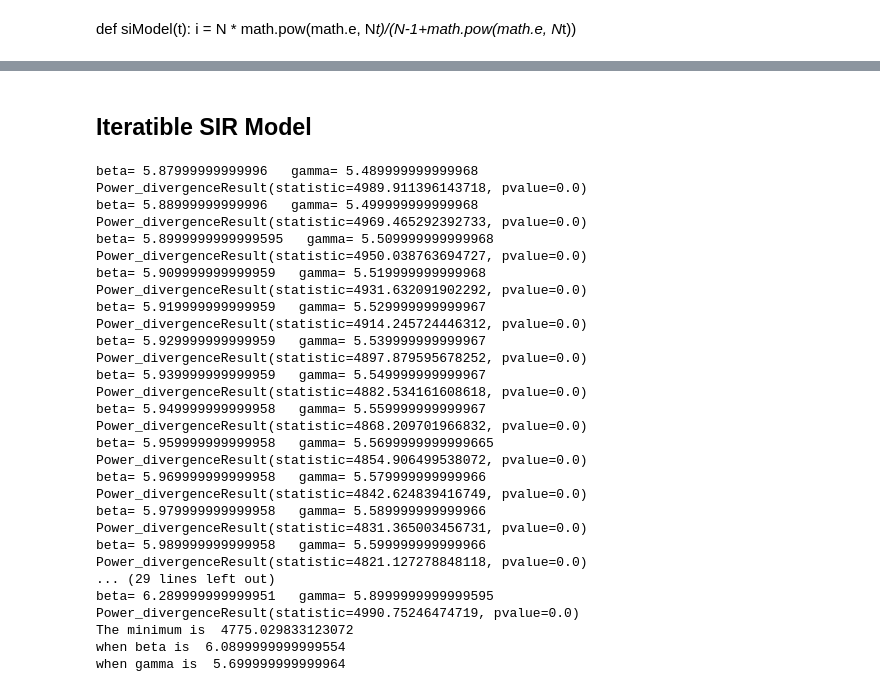
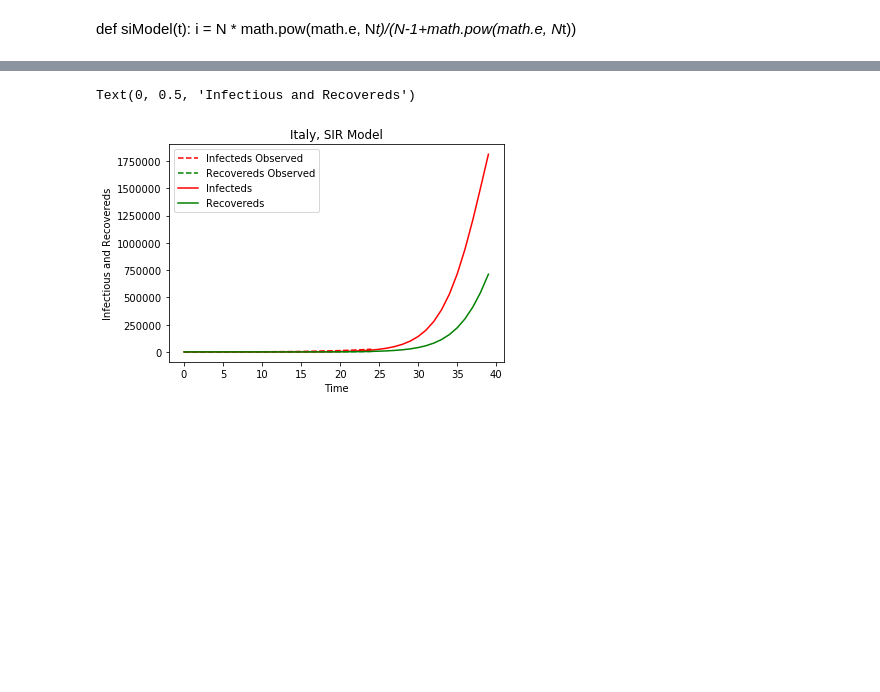
Before and after one commit to Tritiums/Research, a Jupyter notebook: SEIR/ItalySEIR.ipynb, the cells around one changed output, grey strips where cells are left out. Cells and saved outputs as stored; diff of their text form; code cells hidden in the pictures; blank space fills up the shorter version.

Commit message:
Fitness Established

```diff
--- a/SEIR/ItalySEIR.ipynb
+++ b/SEIR/ItalySEIR.ipynb
@@ -134,2 +213,0 @@ Text(0, 0.5, 'Infectious and Recovereds')
-# %% [markdown]
-## Iteratible SIR Model
@@ -188,45 +214,14 @@ t_range = np.arange(t_start, t_end)
-# %%
-minimum = 10000
-for beta in np.arange(4.0, 12.0, 0.01):
-    for gamma in np.arange(4.0, 12.0, 0.01):
-        RES = spi.odeint(model_SIR, INPUT, t_range)
-
-        fitness = stats.chisquare(observed, RES[:,1])
-        if fitness[0] < 5000 and fitness[0] > 0:
-            print('beta=', beta, '  gamma=', gamma, fitness)
-
-        if fitness[0] < minimum and fitness[0]>0:
-            minimum = fitness[0]
-            beta_mini = beta
-            gamma_mini = gamma
-
-print('The minimum is ', minimum)
-print('when beta is ', beta_mini)
-print('when gamma is ', gamma_mini)
-# %% [output]
-beta= 5.87999999999996   gamma= 5.489999999999968 Power_divergenceResult(statistic=4989.911396143718, pvalue=0.0)
-beta= 5.88999999999996   gamma= 5.499999999999968 Power_divergenceResult(statistic=4969.465292392733, pvalue=0.0)
-beta= 5.8999999999999595   gamma= 5.509999999999968 Power_divergenceResult(statistic=4950.038763694727, pvalue=0.0)
-beta= 5.909999999999959   gamma= 5.519999999999968 Power_divergenceResult(statistic=4931.632091902292, pvalue=0.0)
-beta= 5.919999999999959   gamma= 5.529999999999967 Power_divergenceResult(statistic=4914.245724446312, pvalue=0.0)
-beta= 5.929999999999959   gamma= 5.539999999999967 Power_divergenceResult(statistic=4897.879595678252, pvalue=0.0)
-beta= 5.939999999999959   gamma= 5.549999999999967 Power_divergenceResult(statistic=4882.534161608618, pvalue=0.0)
-beta= 5.949999999999958   gamma= 5.559999999999967 Power_divergenceResult(statistic=4868.209701966832, pvalue=0.0)
-beta= 5.959999999999958   gamma= 5.5699999999999665 Power_divergenceResult(statistic=4854.906499538072, pvalue=0.0)
-beta= 5.969999999999958   gamma= 5.579999999999966 Power_divergenceResult(statistic=4842.624839416749, pvalue=0.0)
-beta= 5.979999999999958   gamma= 5.589999999999966 Power_divergenceResult(statistic=4831.365003456731, pvalue=0.0)
-beta= 5.989999999999958   gamma= 5.599999999999966 Power_divergenceResult(statistic=4821.127278848118, pvalue=0.0)
-... (29 lines left out)
-beta= 6.289999999999951   gamma= 5.8999999999999595 Power_divergenceResult(statistic=4990.75246474719, pvalue=0.0)
-The minimum is  4775.029833123072
-when beta is  6.0899999999999554
-when gamma is  5.699999999999964
 # %%
 #Ploting
+pl.plot(infected_observed, '--r', label='Infecteds Observed')
+pl.plot(removed_observed, '--g', label='Recovereds Observed')
 pl.plot(RES[:,1], '-r', label='Infecteds')
 pl.plot(RES[:,2], '-g', label='Recovereds')
 
 pl.legend(loc=0)
 pl.title('Italy, SIR Model')
 pl.xlabel('Time')
 pl.ylabel('Infectious and Recovereds')
+# %% [output]
+Text(0, 0.5, 'Infectious and Recovereds')
+[figure, added]
```
Also changed, not shown: parts of 27 cells of this notebook, 1 other file.
